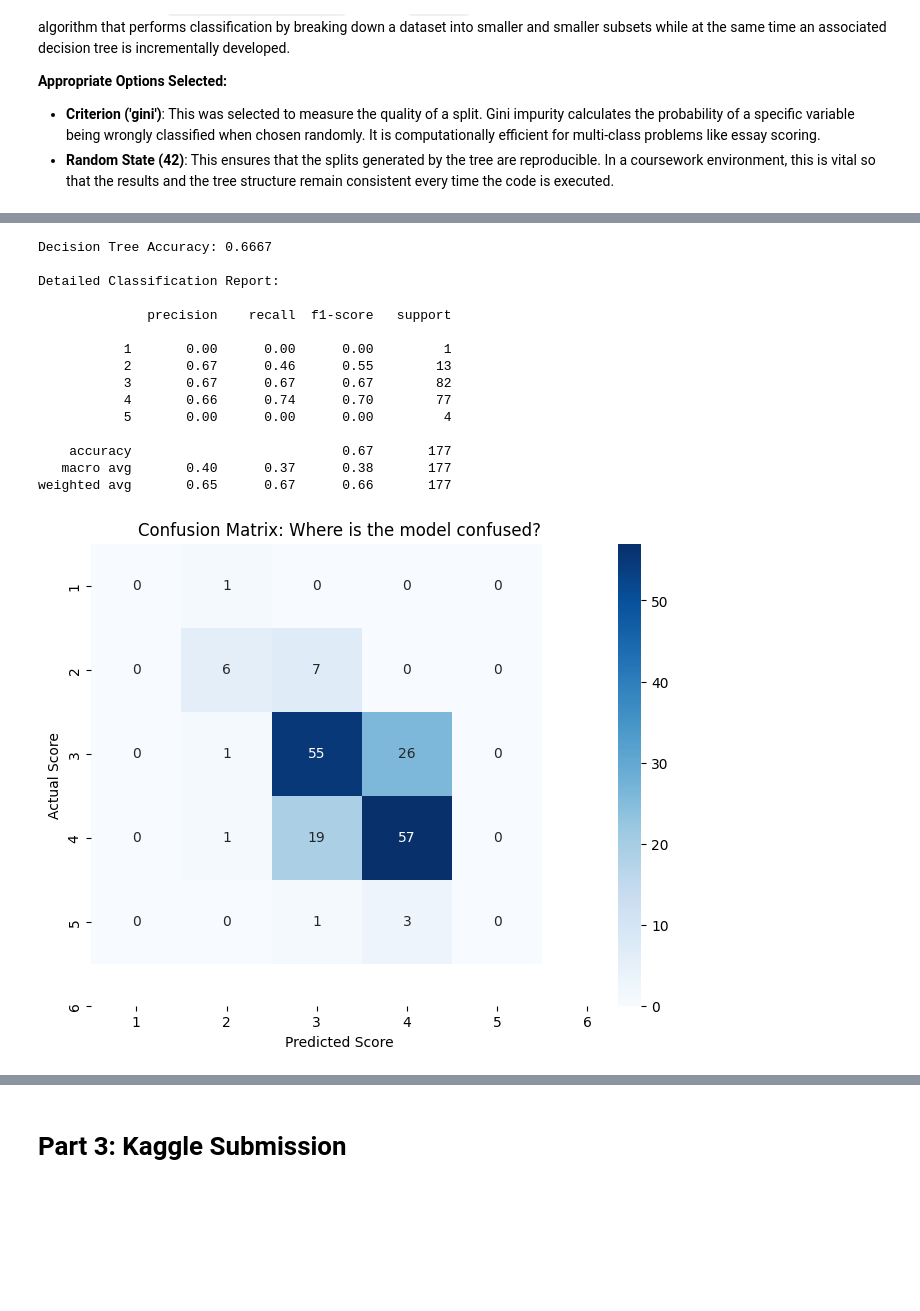
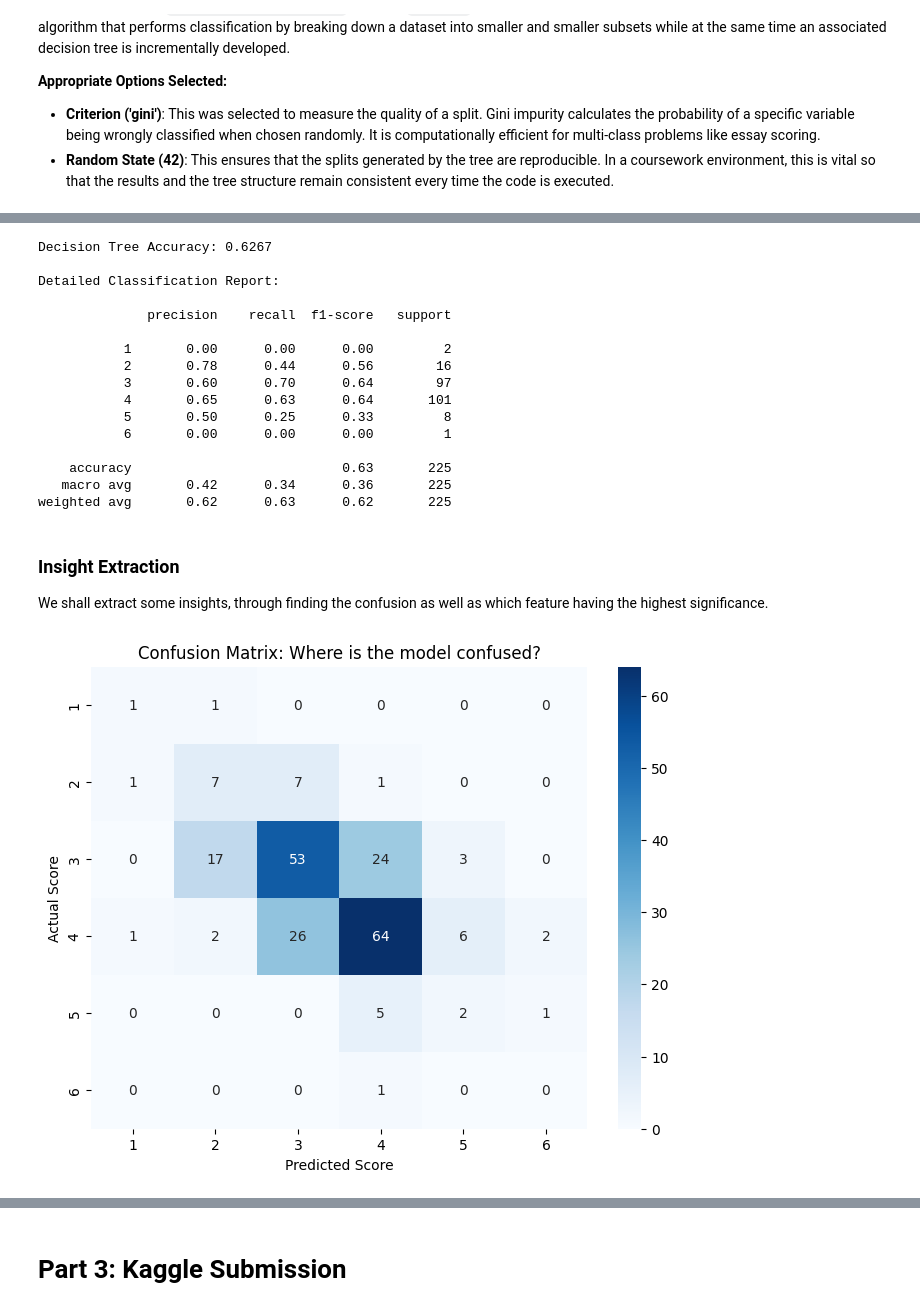
Before and after one commit to QHao-SOLID/f78ds-assignment-2, a Jupyter notebook: main.ipynb, the cells around one changed output, grey strips where cells are left out. Drawn from its saved outputs; the diff is of its cells as text; code cells hidden in the pictures; blank space fills up the shorter version.

```diff
--- a/main.ipynb
+++ b/main.ipynb
@@ -159,10 +175,17 @@ To improve performance, we shouldn't just throw raw numbers at the model. We wan
 
 The following ideas are applied via the cell below.
 # %%
-X['avg_sentence_length'] = X['words'] / X['sentences'].clip(lower=1)
-X['vocab_richness'] = X['synonym_words'] / X['words']
+def feature_engineer(df):
+    df['avg_sentence_length'] = df['words'] / df['sentences'].clip(lower=1)
+    df['vocab_richness'] = df['synonym_words'] / df['words']
+    df['question_density'] = df['questions'] / df['sentences']
+    df['word_diversity'] = df['unstemmed'] / df['words']
 
-X = X.drop(columns=['chars'])
+    df = df.drop(columns=['chars'])
+
+    return df
+
+X = feature_engineer(X)
 # %% [markdown]
 ## 4. Splitting the Data (`train_test_split`)
 We use `sklearn` to shuffle and carve out a portion of our data for testing.
@@ -282,51 +293,65 @@ For this model, two primary hyperparameters were tuned to balance the "Bias-Vari
 # %%
 # 1. Initialize the model
-# We set max_depth to prevent the tree from becoming a monster
 dt_model = DecisionTreeClassifier(
+    class_weight = None,
     criterion = 'gini',
-    max_depth = 6,           # Avoid overfitting
-    min_samples_split = 20,  # Ensures splits are statistically significant
+    max_depth = 10,
+    min_samples_leaf = 10,
+    min_samples_split = 50,
     random_state = 42
 )
 
-# 2. Fit the model using your processed training data
-dt_model.fit(X_train_processed, y_train)
+# 2. Fit the model using the training data
+dt_model.fit(X_train, y_train)
+# dt_model.fit(X_resampled, y_resampled)
 
 # 3. Make predictions on the test set
-y_pred = dt_model.predict(X_test_processed)
+y_pred = dt_model.predict(X_test)
 
 # 4. Evaluate performance
 accuracy = accuracy_score(y_test, y_pred)
 print(f"Decision Tree Accuracy: {accuracy:.4f}")
 print("\nDetailed Classification Report:\n")
-print(classification_report(y_test, y_pred))
+print(classification_report(y_test, y_pred, zero_division = 0))
 # %% [output]
-Decision Tree Accuracy: 0.6667
+Decision Tree Accuracy: 0.6267
 
 Detailed Classification Report:
 
               precision    recall  f1-score   support
 
-           1       0.00      0.00      0.00         1
-           2       0.67      0.46      0.55        13
-           3       0.67      0.67      0.67        82
-           4       0.66      0.74      0.70        77
-           5       0.00      0.00      0.00         4
+           1       0.00      0.00      0.00         2
+           2       0.78      0.44      0.56        16
+           3       0.60      0.70      0.64        97
+           4       0.65      0.63      0.64       101
+           5       0.50      0.25      0.33         8
+           6       0.00      0.00      0.00         1
 
-    accuracy                           0.67       177
-   macro avg       0.40      0.37      0.38       177
-weighted avg       0.65      0.67      0.66       177
+    accuracy                           0.63       225
+   macro avg       0.42      0.34      0.36       225
+weighted avg       0.62      0.63      0.62       225
+# %% [markdown]
+### Insight Extraction
+
+We shall extract some insights, through finding the confusion as well as which feature having the highest significance.
 # %%
+# Plotting the confusion matrix
 cm = confusion_matrix(y_test, y_pred)
 plt.figure(figsize=(8, 6))
-sns.heatmap(cm, annot=True, fmt='d', cmap='Blues',
-            xticklabels=[1,2,3,4,5,6], yticklabels=[1,2,3,4,5,6])
+sns.heatmap(
+    cm,
+    annot = True,
+    fmt = 'd',
+    cmap = 'Blues',
+    xticklabels = [1, 2, 3, 4, 5, 6],
+    yticklabels = [1, 2, 3, 4, 5, 6]
+)
 plt.xlabel('Predicted Score')
 plt.ylabel('Actual Score')
 plt.title('Confusion Matrix: Where is the model confused?')
 plt.show()
 # %% [output]
-[figure, old version]
+[figure, new version]
 # %%
 # Extract importance and match with column names
 importances = pd.Series(dt_model.feature_importances_, index=X.columns)
```
Also changed, not shown: parts of 21 cells of this notebook, 1 other file.
